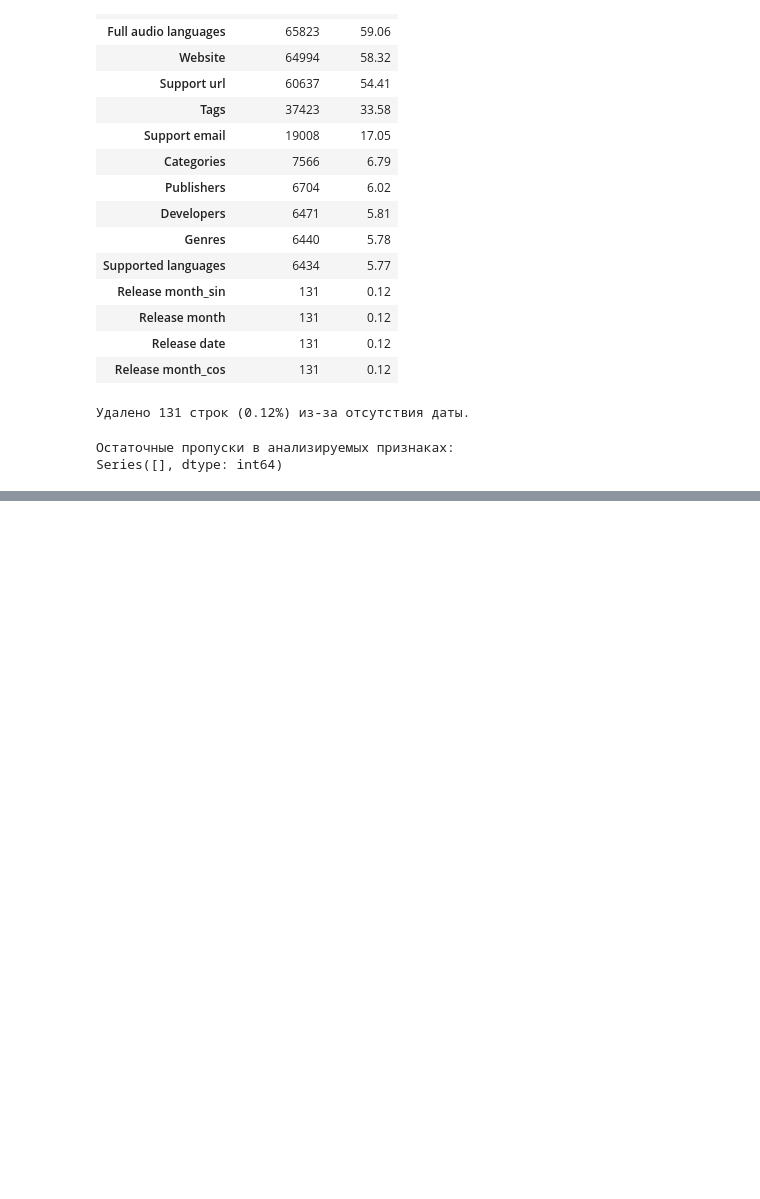
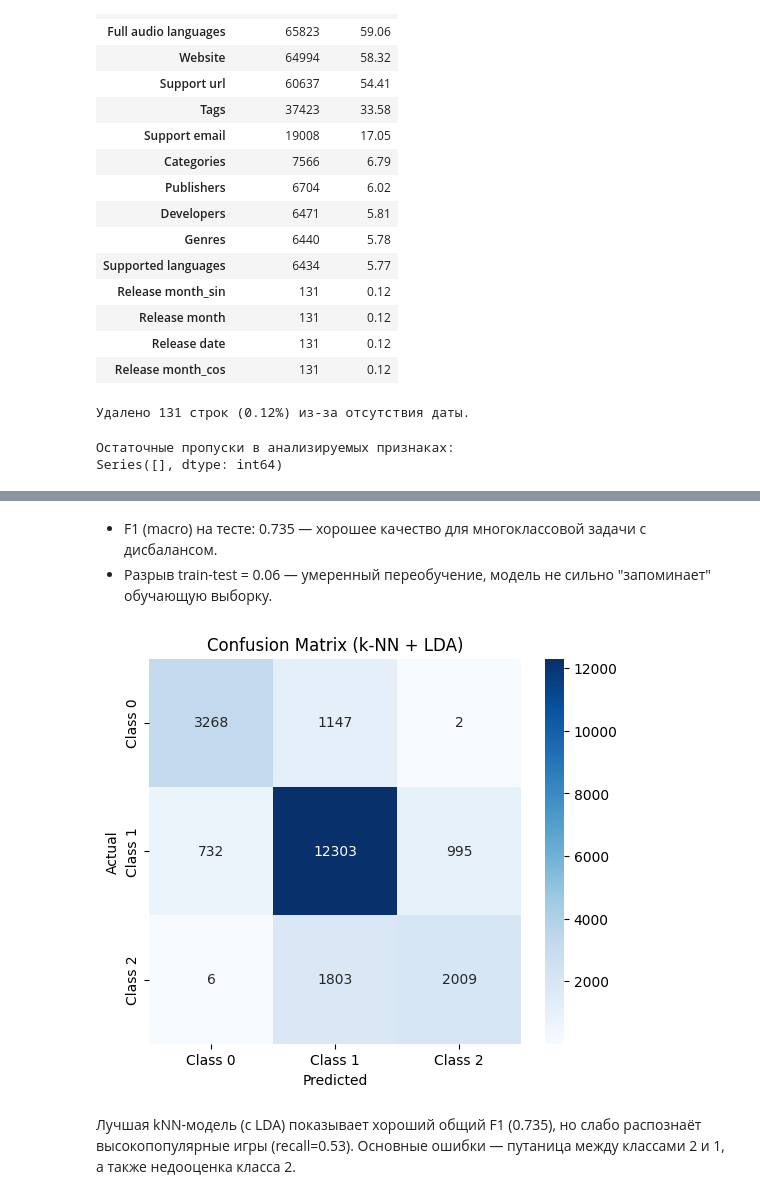
Before and after one commit to Namxobick/unn-machine-learning-2025, a Jupyter notebook: steam_games.ipynb, the cells around one changed output, grey strips where cells are left out. Saved outputs shown, nothing was run; the diff lists cells and outputs as text; code cells hidden in the pictures; blank space fills up the shorter version.

```diff
--- a/steam_games.ipynb
+++ b/steam_games.ipynb
@@ -1281,0 +763,2 @@ Test  F1-macro: 0.6774
+# %%
+df = df.drop(columns=['Release date', 'Release month'])
@@ -1281,0 +787,2 @@ Test  F1-macro: 0.6774
+# %%
+to_float = FunctionTransformer(lambda X: X.astype(np.float32), validate=False)
@@ -1281,0 +890,8 @@ Test  F1-macro: 0.6774
+# %%
+cv = StratifiedKFold(n_splits=5, shuffle=True, random_state=42)
+
+results = {}
+for name, pipe in knn_pipelines.items():
+    scores = cross_val_score(pipe, X_train, y_train, cv=cv, scoring='f1_macro')
+    results[name] = (scores.mean(), scores.std())
+    print(f'{name:15} → F1 (macro): {scores.mean():.3f} ± {scores.std():.3f}')
@@ -1281,0 +928,17 @@ Test  F1-macro: 0.6774
+# %%
+best_name = max(results, key=lambda k: results[k][0])
+knn_best_pipe = knn_pipelines[best_name]
+
+knn_best_pipe.fit(X_train, y_train)
+
+y_train_pred = knn_best_pipe.predict(X_train)
+y_test_pred = knn_best_pipe.predict(X_test)
+
+train_f1 = f1_score(y_train, y_train_pred, average='macro')
+test_f1 = f1_score(y_test, y_test_pred, average='macro')
+
+print(f'Лучший knn_pipeline: {best_name}')
+print(f'F1 (macro) на обучающей выборке: {train_f1:.4f}')
+print(f'F1 (macro) на тестовой выборке:  {test_f1:.4f}')
+print(f'Разрыв (train - test):          {train_f1 - test_f1:.4f}')
+print(classification_report(y_test, y_test_pred))
@@ -1281,0 +959,23 @@ Test  F1-macro: 0.6774
+# %% [markdown]
+* F1 (macro) на тесте: 0.735 — хорошее качество для многоклассовой задачи с дисбалансом.
+* Разрыв train-test = 0.06 — умеренный переобучение, модель не сильно "запоминает" обучающую выборку.
+# %%
+cm = confusion_matrix(y_test, y_test_pred)
+
+plt.figure(figsize=(6, 5))
+sns.heatmap(
+    cm,
+    annot=True,
+    fmt='d',
+    cmap='Blues',
+    xticklabels=['Class 0', 'Class 1', 'Class 2'],
+    yticklabels=['Class 0', 'Class 1', 'Class 2'],
+)
+plt.xlabel('Predicted')
+plt.ylabel('Actual')
+plt.title('Confusion Matrix (k-NN + LDA)')
+plt.show()
+# %% [output]
+[figure, added]
+# %% [markdown]
+Лучшая kNN-модель (с LDA) показывает хороший общий F1 (0.735), но слабо распознаёт высокопопулярные игры (recall=0.53). Основные ошибки — путаница между классами 2 и 1, а также недооценка класса 2.
```
Also changed, not shown: parts of 71 cells of this notebook.
